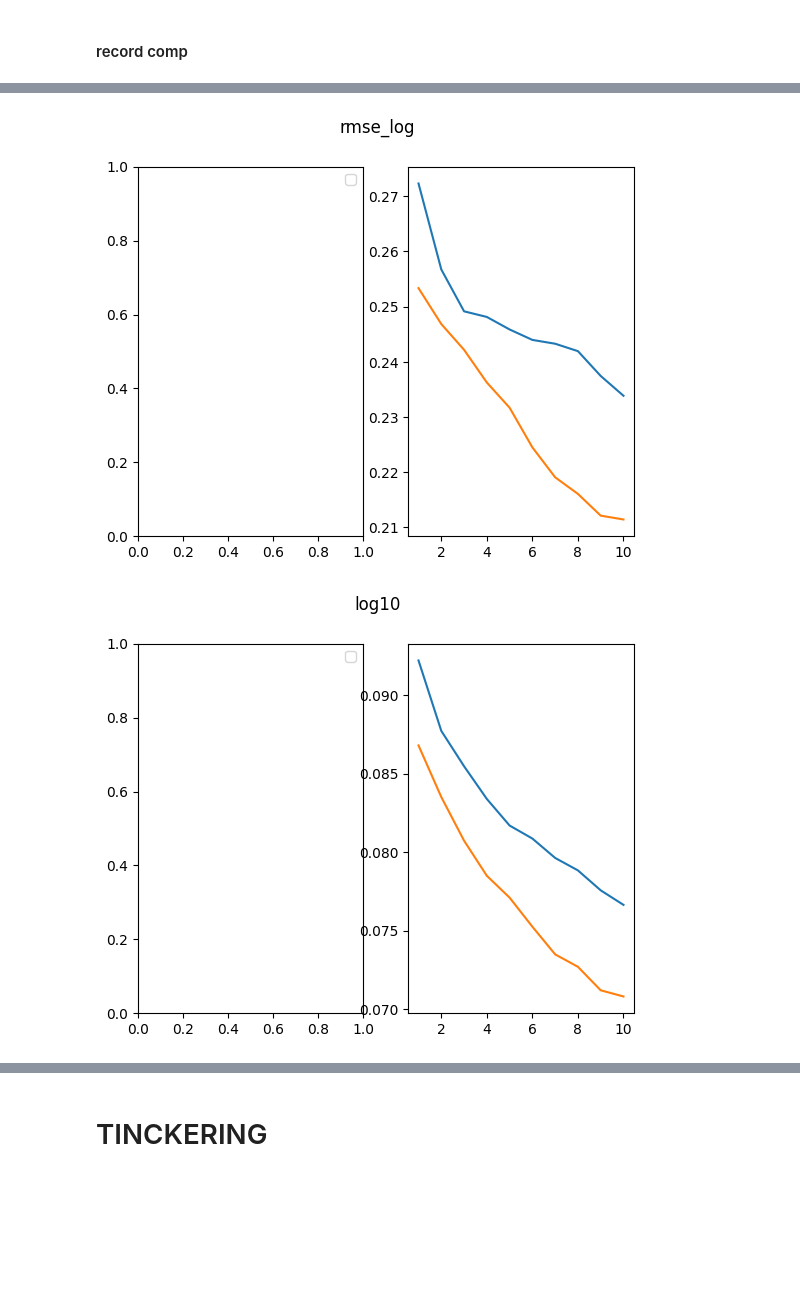
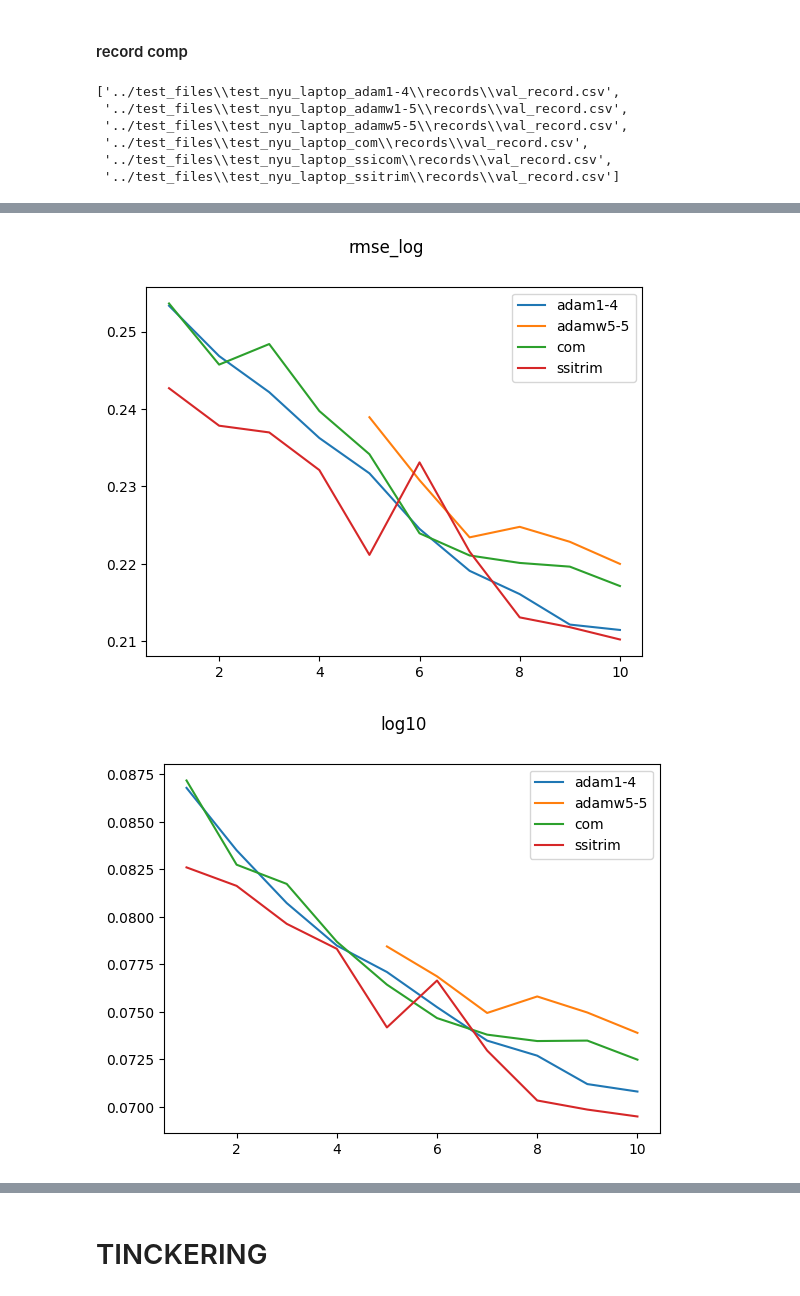
Before and after one commit to Mpasiowiec/Estymacja-glebi-na-podstawie-pojedynczego-zdejcia, a Jupyter notebook: quick_check.ipynb, the cells around one changed output, grey strips where cells are left out. Drawn from its saved outputs; the diff is of its cells as text; code cells hidden in the pictures; blank space fills up the shorter version.

```diff
--- a/quick_check.ipynb
+++ b/quick_check.ipynb
@@ -434,6 +1099,15 @@ metric.delta2_acc(output_alig, batch['depth_raw_linear'], batch['valid_mask_raw'
 tensor(0.6693)
 # %% [markdown]
 #### record comp
+# %%
+vl_list
+# %% [output]
+['../test_files\\test_nyu_laptop_adam1-4\\records\\val_record.csv',
+ '../test_files\\test_nyu_laptop_adamw1-5\\records\\val_record.csv',
+ '../test_files\\test_nyu_laptop_adamw5-5\\records\\val_record.csv',
+ '../test_files\\test_nyu_laptop_com\\records\\val_record.csv',
+ '../test_files\\test_nyu_laptop_ssicom\\records\\val_record.csv',
+ '../test_files\\test_nyu_laptop_ssitrim\\records\\val_record.csv']
 # %%
 import matplotlib.pyplot as plt
 import pandas as pd
@@ -443,21 +1117,14 @@ tr_list = glob.glob('../test_files/*test_nyu_laptop*/*/train*.csv')
 vl_list = glob.glob('../test_files/*test_nyu_laptop*/*/val*.csv')
 
 
-tr0 = pd.read_csv(vl_list[0])
+vl0 = pd.read_csv(vl_list[0])
 
 
-for name in tr0.columns[1:]:
-    f, (a1,a2) = plt.subplots(1,2)
+for name in vl0.columns[1:-1]:
+    f, a = plt.subplots(1,1)
     f.suptitle(name)
-    for i in range(len(tr_list)):
-        try:
-            vl = pd.read_csv(vl_list[i])
-            a2.plot(vl['epoch'], vl[name], label = vl_list[i].split('\\')[-3].split('_')[-1:])
-            a1.legend()
-            tr = pd.read_csv(tr_list[i])
-            a1.plot(tr['epoch'], tr[name], label = tr_list[i].split('\\')[-3].split('_')[-1:])
-            a2.legend()
-        except:
-            continue
-        plt.show()
+    for i in range(len(vl_list)):
+        vl = pd.read_csv(vl_list[i])
+        a.plot(vl['epoch'], vl[name], label = vl_list[i].split('\\')[-3].split('_')[-1])
+        a.legend()
 # %% [output]
@@ -484,2 +1134,2 @@ for name in tr0.columns[1:]:
-[figure, old version]
+[figure, new version]
-[figure, old version]
+[figure, new version]
```
Also changed, not shown: parts of 8 cells of this notebook, 11 other files.
